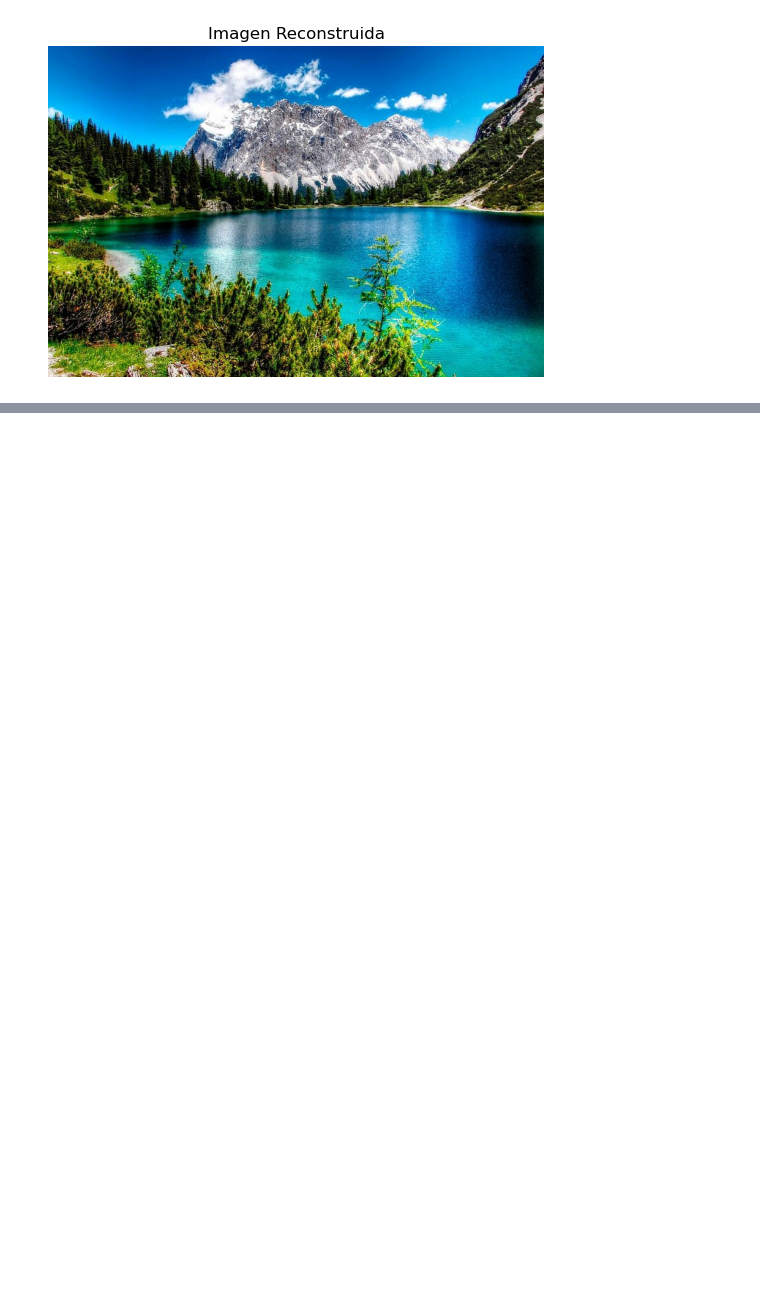
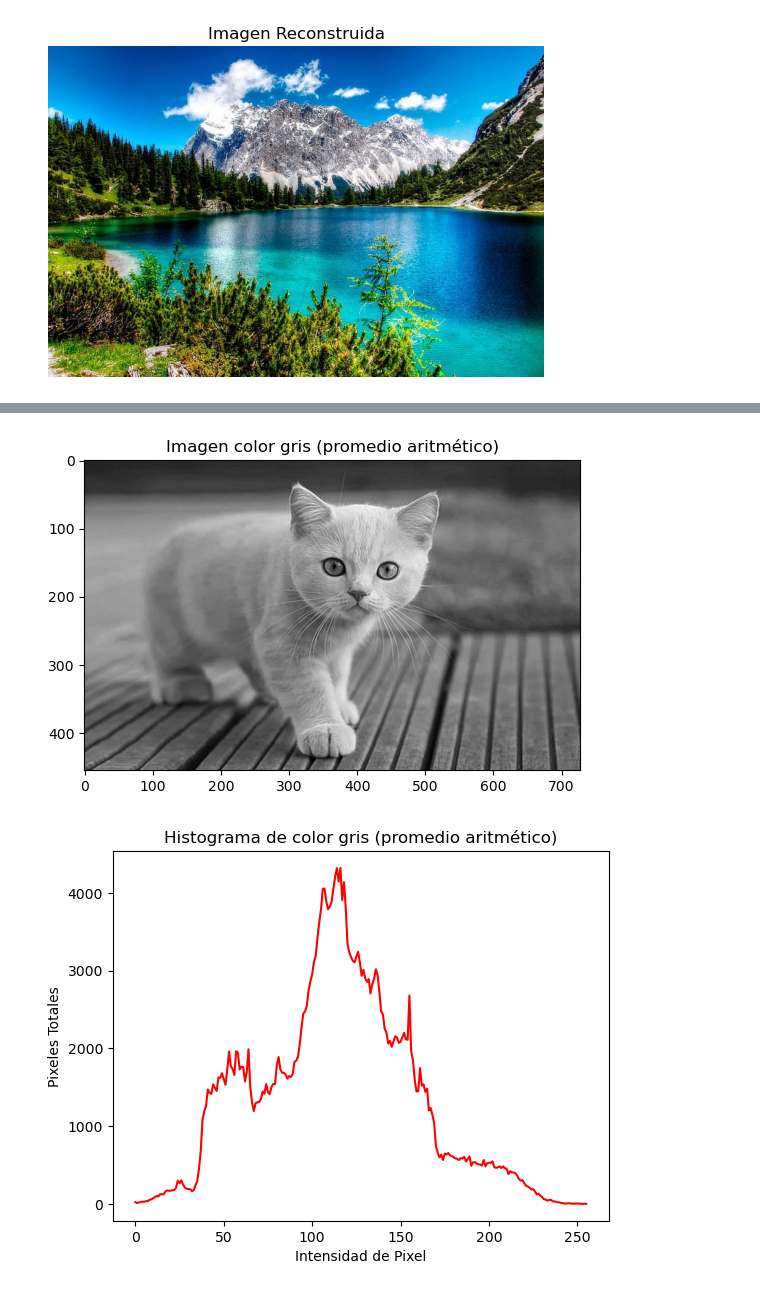
Before and after one commit to luispocon/Image_Recognition, a Jupyter notebook: Laboratorio1.ipynb, the cells around one changed output, grey strips where cells are left out. Saved outputs shown, nothing was run; the diff lists cells and outputs as text; code cells hidden in the pictures; blank space fills up the shorter version.

```diff
--- a/Laboratorio1.ipynb
+++ b/Laboratorio1.ipynb
@@ -120,0 +233,15 @@ else:
+# %%
+img_aritmetico = cv2.imread("gris_aritmetico.jpg", cv2.IMREAD_GRAYSCALE)
+plt.imshow(img_aritmetico, cmap="gray")
+plt.title("Imagen color gris (promedio aritmético)")
+plt.show()
+
+hist1 = cv2.calcHist([img_aritmetico], [0], None, [256], [0, 256])
+plt.plot(hist1, color="#FF0000")  # Cambiar a color rojo
+plt.xlabel("Intensidad de Pixel")
+plt.ylabel("Pixeles Totales")
+plt.title("Histograma de color gris (promedio aritmético)")
+plt.show()
+# %% [output]
+[figure, added]
+[figure, added]
```
Also changed, not shown: parts of 5 cells of this notebook.
